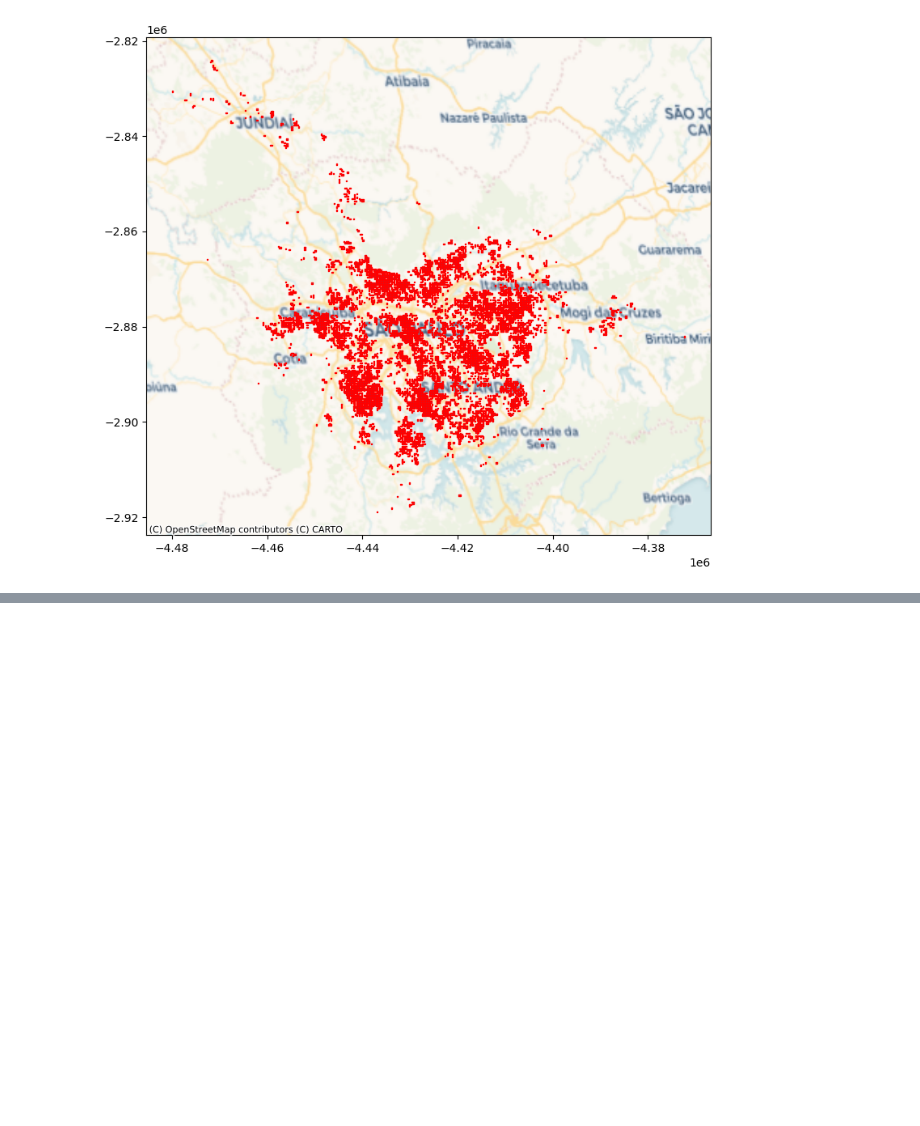
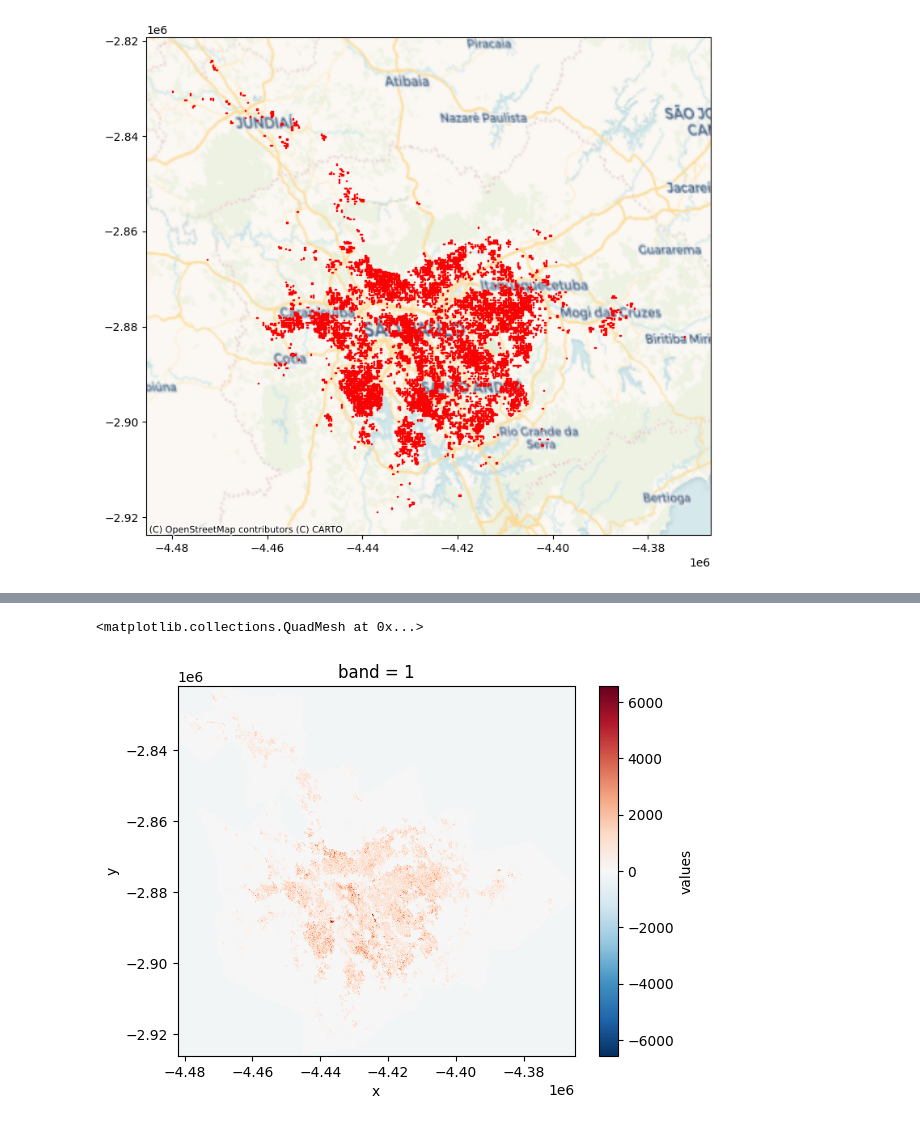
Before and after one commit to arunrajks/geospatial_analysis, a Jupyter notebook: surface_to_tables.ipynb, the cells around one changed output, grey strips where cells are left out. Cells and saved outputs as stored; diff of their text form; code cells hidden in the pictures; blank space fills up the shorter version.

```diff
--- a/surface_to_tables.ipynb
+++ b/surface_to_tables.ipynb
@@ -128,3 +128,9 @@ cx.add_basemap(
 )
 # %% [output]
 [figure]
+# %%
+
+new_da = xr.DataArray.from_series(
+    table.set_index(["band", "y", "x"])["values"]
+)
+new_da
@@ -130,0 +150,5 @@ cx.add_basemap(
+# %%
+new_da.plot()
+# %% [output]
+<matplotlib.collections.QuadMesh at 0x...>
+[figure, added]
```
Also changed, not shown: parts of 1 cell of this notebook.
